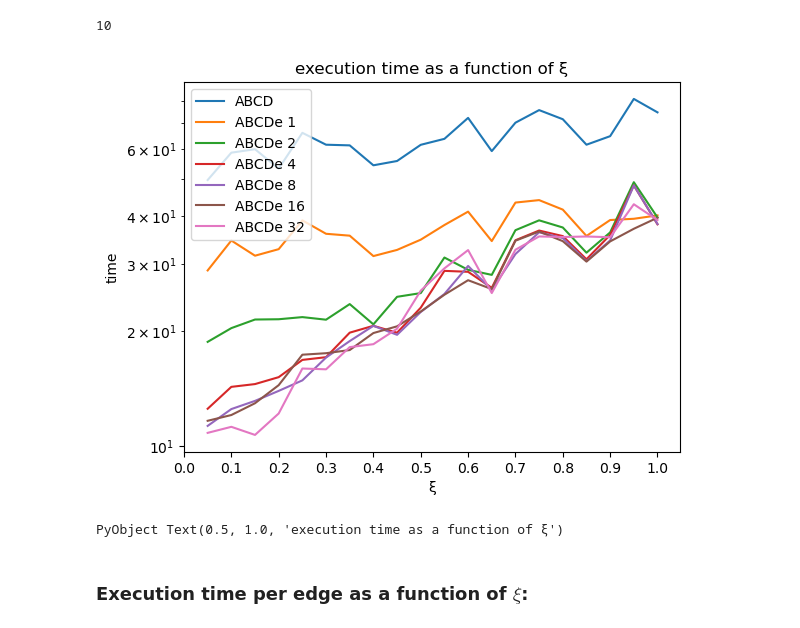
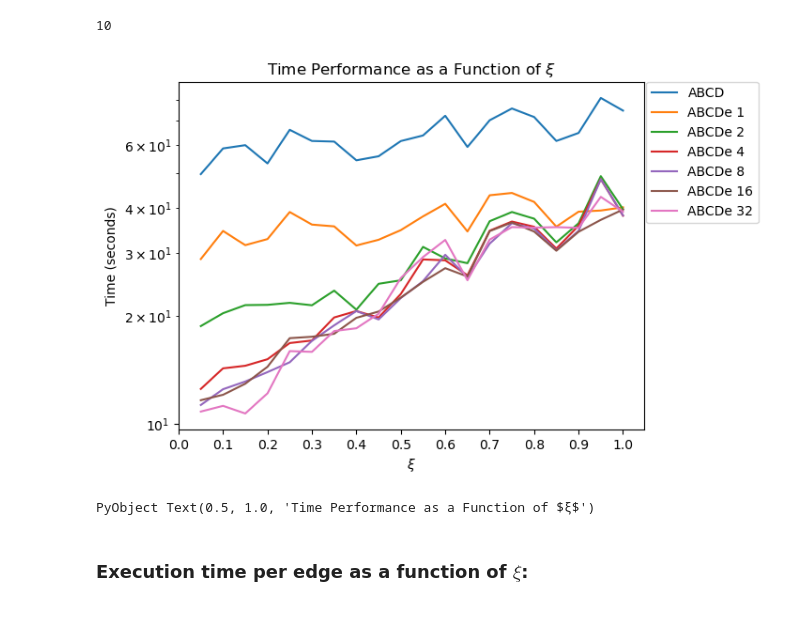
Before and after one commit to bartoszpankratz/ABCDe_Experiments, a Jupyter notebook: ABCDe speed test plots.ipynb, the cells around one changed output. Saved outputs shown, nothing was run; the diff lists cells and outputs as text; code cells hidden in the pictures.

```diff
--- a/ABCDe speed test plots.ipynb
+++ b/ABCDe speed test plots.ipynb
@@ -64,7 +65,7 @@ Plotting the relation between the size of graph and the execution time for fixed
 # %%
 #parameters:
 
-ξ = 0.2
+ξ = 0.5
 β = 1.5
 γ = 2.5
 min_deg = 5
@@ -291,20 +344,20 @@ min_deg = 10
 # %%
 group = groupby(groupby(fdata,[:algo,:ξ,:β, :γ, :min_deg])[(:ABCD, ξ, β, γ, min_deg)], :n);
 y = [mean(d[!,:time]) for d in group]
-plot(log.(10,unique(fdata[!,:n])), y, label = "ABCD")
+plot(unique(fdata[!,:n]), y, label = "ABCD")
 
 for thread in threads
     group = groupby(groupby(fdata,[:algo,:ξ, :β, :γ, :min_deg, :threads])[(:ABCDe, ξ, β, γ, min_deg, thread)], :n);
     y = [mean(d[!,:time]) for d in group]
-    plot(log.(10,unique(fdata[!,:n])), y, label = "ABCDe $thread")
+    plot(unique(fdata[!,:n]), y, label = "ABCDe $thread")
 end
 
 legend(loc="upper left")
-xticks(log.(10,unique(fdata[!,:n])))
-xlabel("log(n)")
+xscale("log")
+xlabel(L"n")
 yscale("log")
-ylabel("time")
-title("Execution time as a function of n")
+ylabel("Time (seconds)")
+title(L"Time Performance as a Function of $n$")
 
 #saving to a file:
 #savefig("fig7.eps")
@@ -313,0 +369,8 @@ PyObject Text(0.5, 1.0, 'Execution time as a function of n')
+# %%
+#parameters:
+
+ξs = [0.2, 0.5, 0.8]
+β = 1.5
+γ = 2.5
+min_deg = 5
+threads = [1,2,4,8,16,32];
@@ -325,19 +424,20 @@ min_deg = 10
 # %%
 group = groupby(groupby(fdata, [:algo,:ξ, :β, :γ, :min_deg])[(:ABCD, ξ, β, γ, min_deg)], :n);
 y = [mean(d[!,:time] ./ d[!,:n_edges]) for d in group]
-plot(log.(10,unique(fdata[!,:n])), y, label = "ABCD")
+plot(unique(fdata[!,:n]), y, label = "ABCD")
 
 for thread in threads
     group = groupby(groupby(fdata, [:algo, :ξ, :β, :γ, :min_deg, :threads])[(:ABCDe, ξ, β, γ, min_deg, thread)], :n);
     y = [mean(d[!,:time] ./ d[!,:n_edges]) for d in group]
-    plot(log.(10,unique(fdata[!,:n])), y, label = "ABCDe $thread threads")
+    plot(unique(fdata[!,:n]), y, label = "ABCDe $thread threads")
 end
 
 legend(loc="upper left")
 xticks(log.(10,unique(fdata[!,:n])))
-xlabel("log(n)")
-ylabel("time per edge")
-title("Execution time per edge as a function of n")
+xscale("log")
+xlabel(L"n")
+ylabel(L" Time / $n$ (seconds)")
+title(L"Time Performance as a Function of $n$")
 
 #saving to a file:
 #savefig("fig8.eps")
@@ -358,26 +458,26 @@ min_deg = 10
 # %%
 group = groupby(groupby(fdata,[:algo,:n, :β, :γ, :min_deg])[(:ABCD, n, β, γ, min_deg)], :ξ);
 x,y = collect(zip([(unique(d[!,:ξ])[1], mean(d[!,:time])) for d in group]...))
 plot(x,y, label = "ABCD")
 
 for thread in threads
     group = groupby(groupby(fdata,[:algo,:n, :β, :γ, :min_deg, :threads])[(:ABCDe, n, β, γ, min_deg, thread)], :ξ);
     x,y = collect(zip([(unique(d[!,:ξ])[1], (mean(d[!,:time]))) for d in group]...))
     plot(x, y, label = "ABCDe $thread")
 end
 
-legend(loc="upper left")
+legend(loc="upper right", bbox_to_anchor=(1.26, 1.02))
 xticks(range(0.0, 1.0, step = 0.1))
-xlabel("ξ")
+xlabel(L"ξ")
 yscale("log")
-ylabel("time")
-title("execution time as a function of ξ")
+ylabel("Time (seconds)")
+title(L"Time Performance as a Function of $ξ$")
 
 #saving to a file:
 #savefig("fig9.eps")
 # %% [output]
-[figure, old version]
+[figure, new version]
-PyObject Text(0.5, 1.0, 'execution time as a function of ξ')
+PyObject Text(0.5, 1.0, 'Time Performance as a Function of $ξ$')
 # %% [markdown]
 ### Execution time per edge as a function of  $\xi$:
 # %%
```
Also changed, not shown: parts of 29 cells of this notebook.
